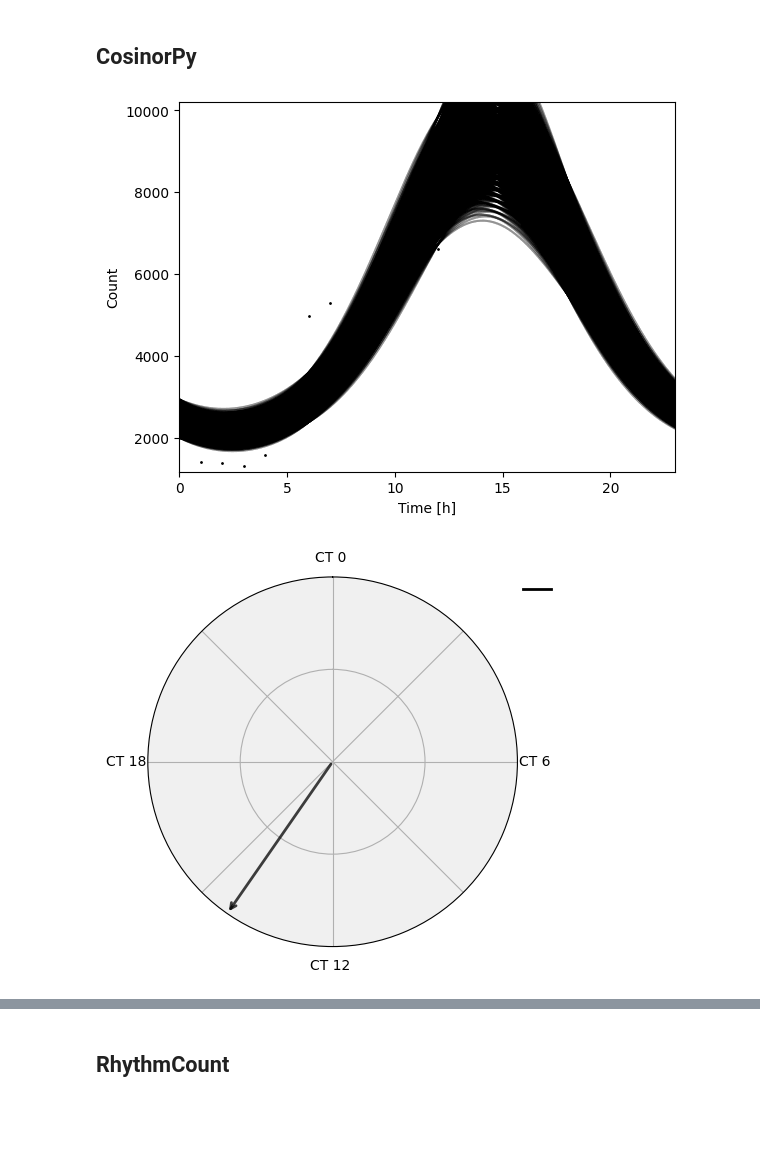
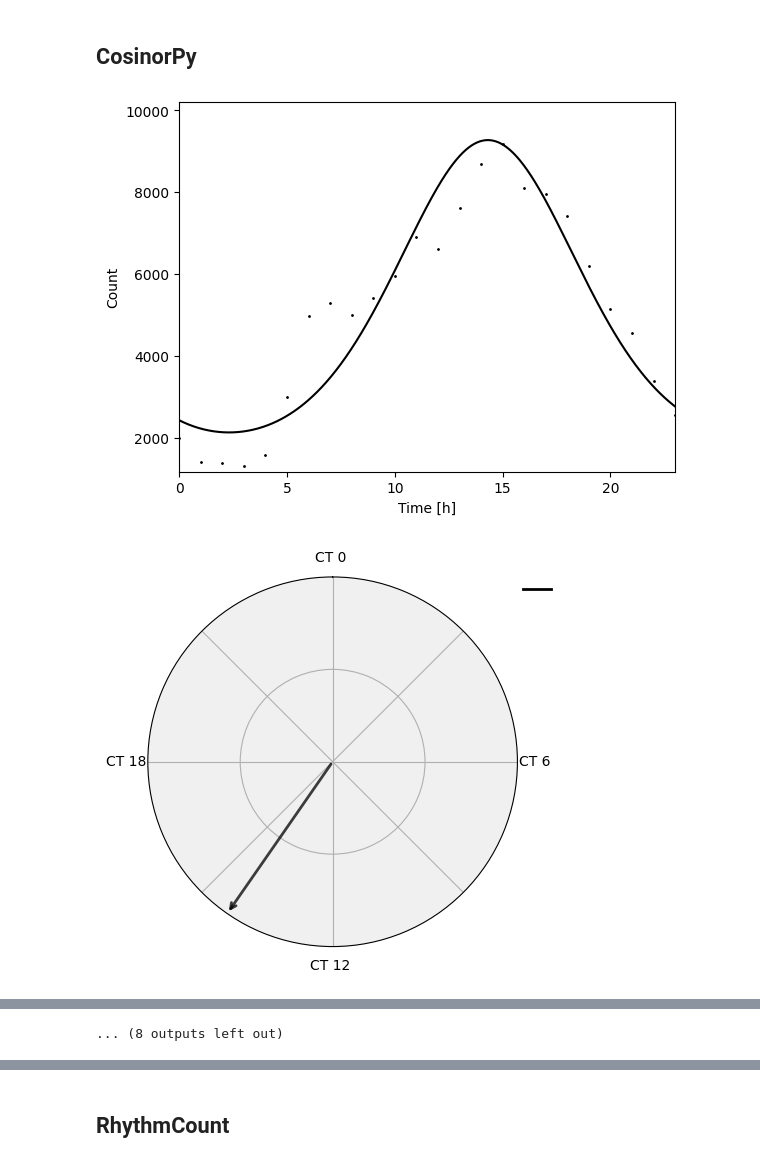
Before and after one commit to hanaskitek/diplomska-git, a Jupyter notebook: 05_kosinor_cez_dan.ipynb, the cells around one changed output, grey strips where cells are left out. Saved outputs shown, nothing was run; the diff lists cells and outputs as text; code cells hidden in the pictures; blank space fills up the shorter version.

```diff
--- a/05_kosinor_cez_dan.ipynb
+++ b/05_kosinor_cez_dan.ipynb
@@ -44,15 +46,50 @@ cosinor.periodogram_df(df_plot)
 # %%
 #df_results = cosinor.fit_group(df_plot, n_components = [1,2,3,4,5,6,7,8], period = 24)
 
 X = df_plot.x.to_numpy()
 Y = df_plot.y.to_numpy()
 
-df_results = cosinor.fit_me(X, Y, n_components = 1, period = 24, model_type = 'gen_poisson')
+df_results = pd.DataFrame(columns=[
+    'test', 'period', 'n_components', 'p', 'q', 'RSS',
+    'log-likelihood', 'prsquared', 'amplitude', 'acrophase',
+    'mesor', 'peaks', 'heights', 'troughs', 'heights2'
+], dtype=float)
+
+
+numbers = [1, 2, 3, 4, 5, 6, 7, 8, 9, 10]
+for i in numbers:
+    results, statistics, rhythm_param, _, _ = cosinor.fit_me(X, Y, n_components = i, period = 24, model_type = 'gen_poisson', plot_margins=False)
+    #result_table.append(result)
+
+    # print("Statistics:", statistics.keys())
+    # print("Rhythm parameters:", rhythm_param.keys())
+    # print("Results attributes:", dir(results))
+
+    df_results = df_add_row(df_results, {
+        'test': 'HourlyAccidents',
+        'period': 24,
+        'n_components': i,
+        'p': statistics['p'],
+        'RSS': statistics['RSS'],
+        'log-likelihood': results.llf,
+        'prsquared': results.prsquared,  # Alternative to R²
+        'amplitude': rhythm_param['amplitude'],
+        'acrophase': rhythm_param['acrophase'],
+        'mesor': rhythm_param['mesor'],
+        'peaks': rhythm_param['peaks'],
+        'heights': rhythm_param['heights'],
+        'troughs': rhythm_param['troughs'],
+        'heights2': rhythm_param['heights2']
+    })
+
+
+
+df_results.q = multi.multipletests(df_results.p, method = 'fdr_bh')[1]
 
 # results = {}
 # for n in [1,2,3,4,5,6,7,8]:
 #     results[n] = cosinor.fit_me(X, Y, n_components = 1, period = 24, model_type = 'gen_poisson')
 #print(df_results)
 # %% [output]
-[figure, old version]
+[figure, new version]
 [figure]
@@ -58,0 +106 @@ df_results = cosinor.fit_me(X, Y, n_components = 1, period = 24, model_type = 'g
+... (8 outputs left out)
```
Also changed, not shown: parts of 12 cells of this notebook, 4 other files.
